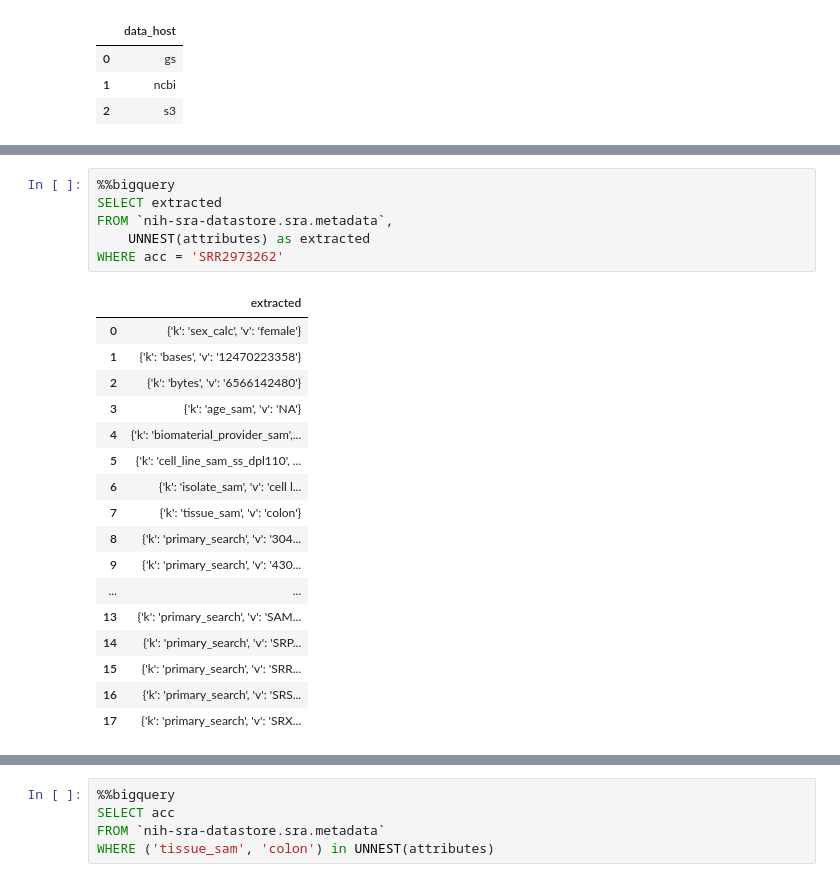
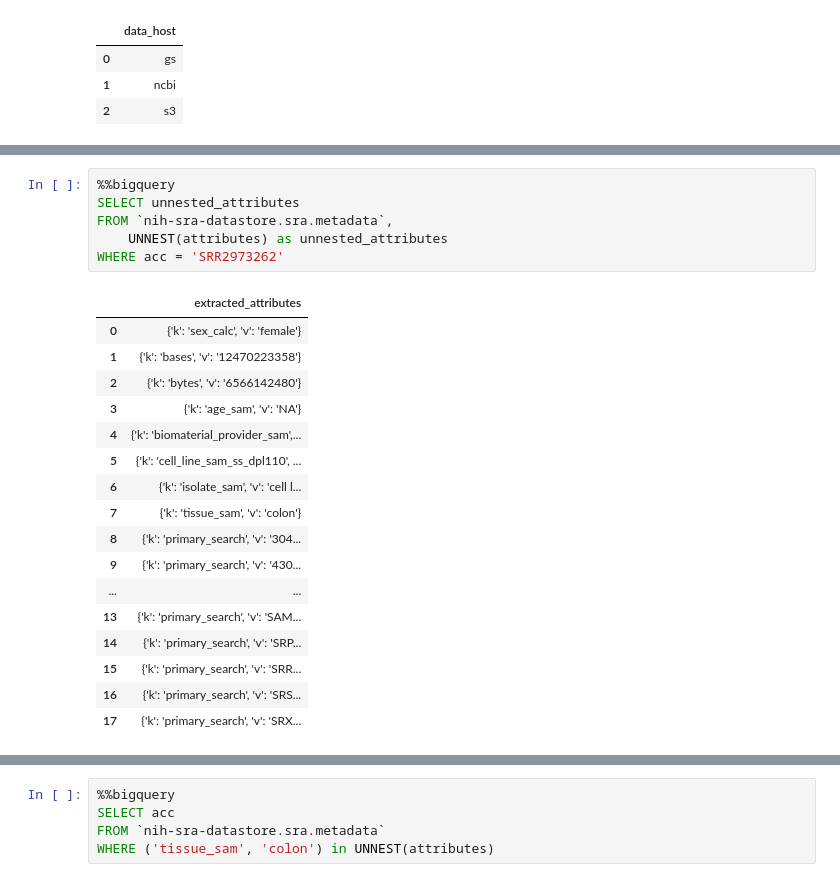
Before and after one commit to ncbi/ASHG-Workshop-2021, a Jupyter notebook: Array Examples.ipynb, the cells around one changed output, grey strips where cells are left out. Saved outputs shown, nothing was run; the diff lists cells and outputs as text.

```diff
--- a/Array Examples.ipynb
+++ b/Array Examples.ipynb
@@ -63,11 +70,11 @@ If we unnest an array of structs, we can see the list of the structs.
 # %%
 %%bigquery
-SELECT extracted
+SELECT unnested_attributes
 FROM `nih-sra-datastore.sra.metadata`,
-    UNNEST(attributes) as extracted
+    UNNEST(attributes) as unnested_attributes
 WHERE acc = 'SRR2973262'
 # %% [output]
-|  | extracted |
+|  | extracted_attributes |
 | 0 | {'k': 'sex_calc', 'v': 'female'} |
 | 1 | {'k': 'bases', 'v': '12470223358'} |
 | 2 | {'k': 'bytes', 'v': '6566142480'} |
```
Also changed, not shown: parts of 14 cells of this notebook, 1 other file.
